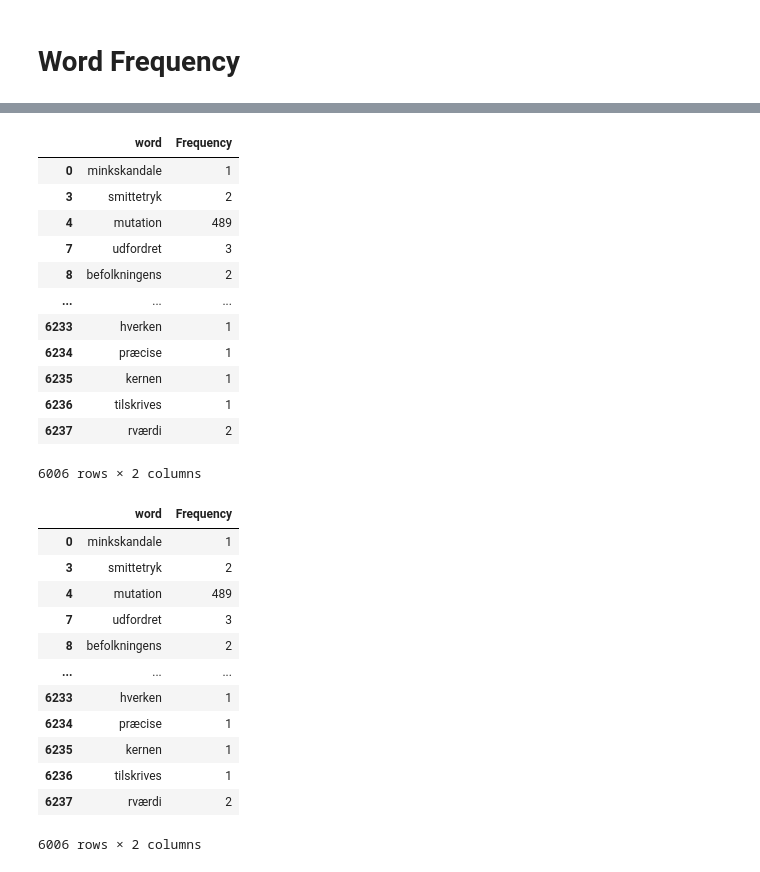
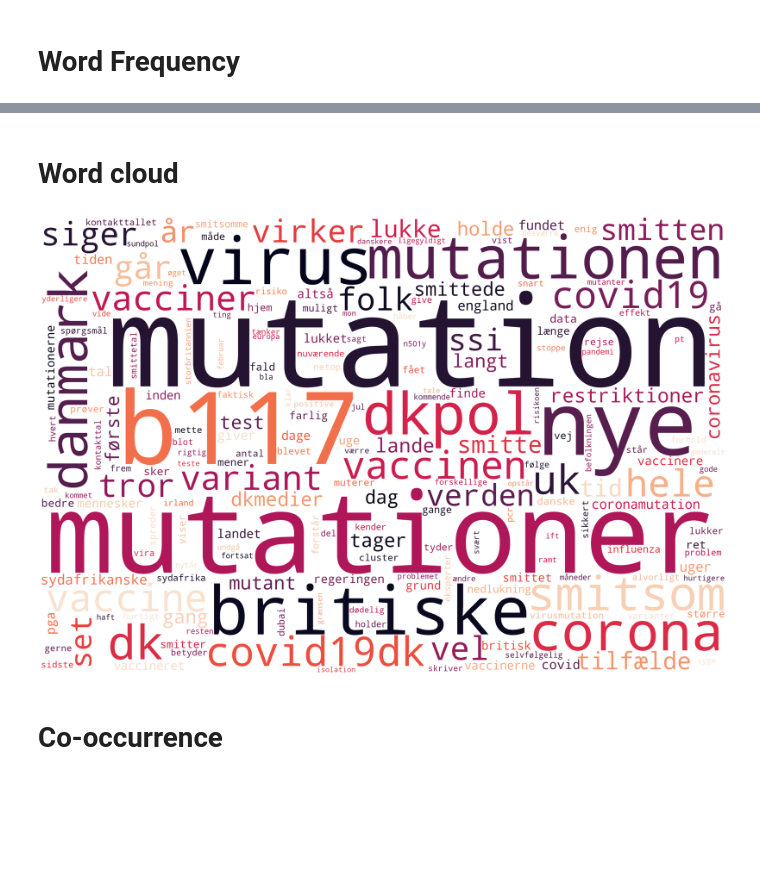
Before and after one commit to centre-for-humanities-computing/hope-covid-mutations, a Jupyter notebook: explore_and_visualize.ipynb, the cells around one changed output, grey strips where cells are left out. Cells and saved outputs as stored; diff of their text form; code cells hidden in the pictures; blank space fills up the shorter version.

```diff
--- a/explore_and_visualize.ipynb
+++ b/explore_and_visualize.ipynb
@@ -943,32 +965,29 @@ fig.savefig(plot_name)
-# %%
-word_freq[~word_freq["word"].isin(stop_words)]
-# %% [output]
-|  | word | Frequency |
-| 0 | minkskandale | 1 |
-| 3 | smittetryk | 2 |
-| 4 | mutation | 489 |
-| 7 | udfordret | 3 |
-| 8 | befolkningens | 2 |
-| ... | ... | ... |
-| 6233 | hverken | 1 |
-| 6234 | præcise | 1 |
-| 6235 | kernen | 1 |
-| 6236 | tilskrives | 1 |
-| 6237 | rværdi | 2 |
-6006 rows × 2 columns
-# %%
-word_freq
-# %% [output]
-|  | word | Frequency |
-| 0 | minkskandale | 1 |
-| 3 | smittetryk | 2 |
-| 4 | mutation | 489 |
-| 7 | udfordret | 3 |
-| 8 | befolkningens | 2 |
-| ... | ... | ... |
-| 6233 | hverken | 1 |
-| 6234 | præcise | 1 |
-| 6235 | kernen | 1 |
-| 6236 | tilskrives | 1 |
-| 6237 | rværdi | 2 |
-6006 rows × 2 columns
+# %% [markdown]
+# Word cloud
+# %%
+# Import packages
+import matplotlib.pyplot as plt
+%matplotlib inline
+# Define a function to plot word cloud
+def plot_cloud(wordcloud):
+    # Set figure size
+    plt.figure(figsize=(40, 30))
+    # Display image
+    plt.imshow(wordcloud)
+    # No axis details
+    plt.axis("off");
+    plot_name = "fig/word_cloud.png"
+    plt.savefig(plot_name)
+# %%
+# Import package
+from wordcloud import WordCloud, STOPWORDS
+# Generate word cloud
+wordcloud = WordCloud(width = 3000, height = 2000, random_state=1,
+                      background_color='white', colormap="rocket",
+                      collocations=False, stopwords = stop_words).generate(texts)
+# Plot
+plot_cloud(wordcloud)
+# %% [output]
+[figure, added]
+# %% [markdown]
+# Co-occurrence
```
Also changed, not shown: parts of 19 cells of this notebook, 2 other files.
